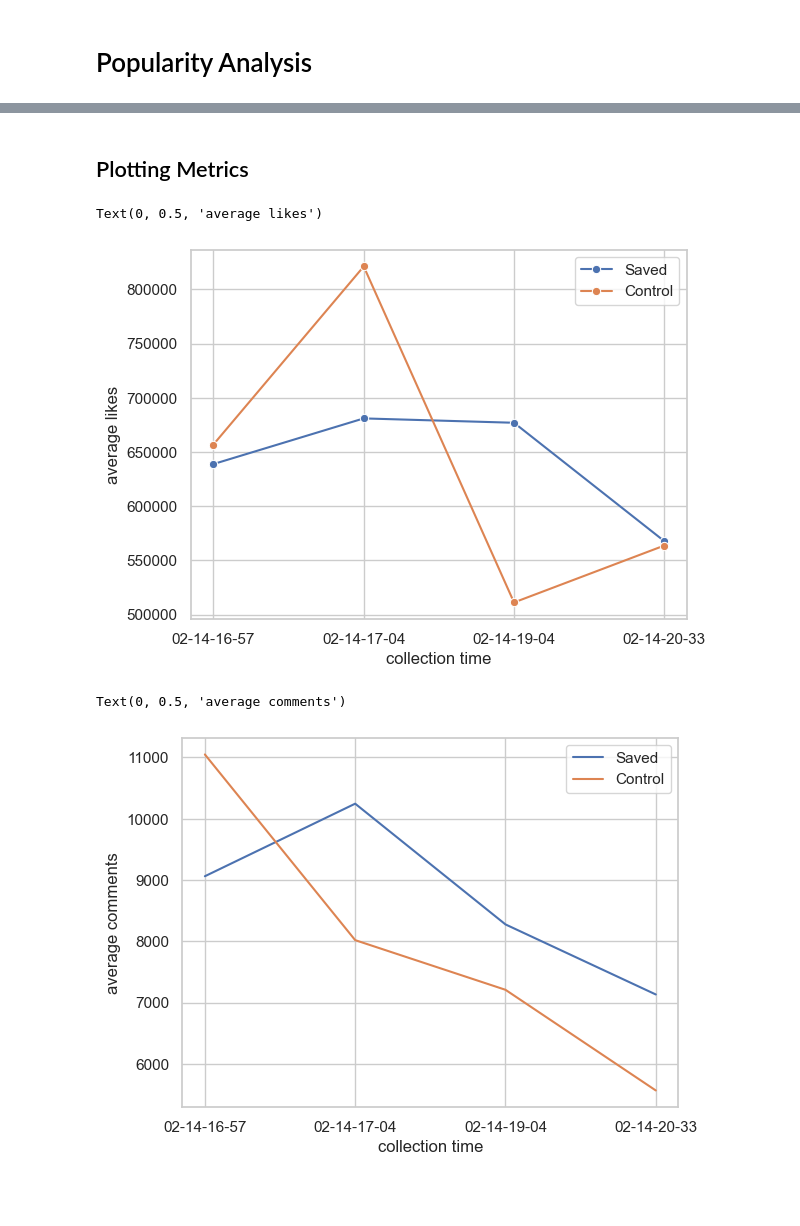
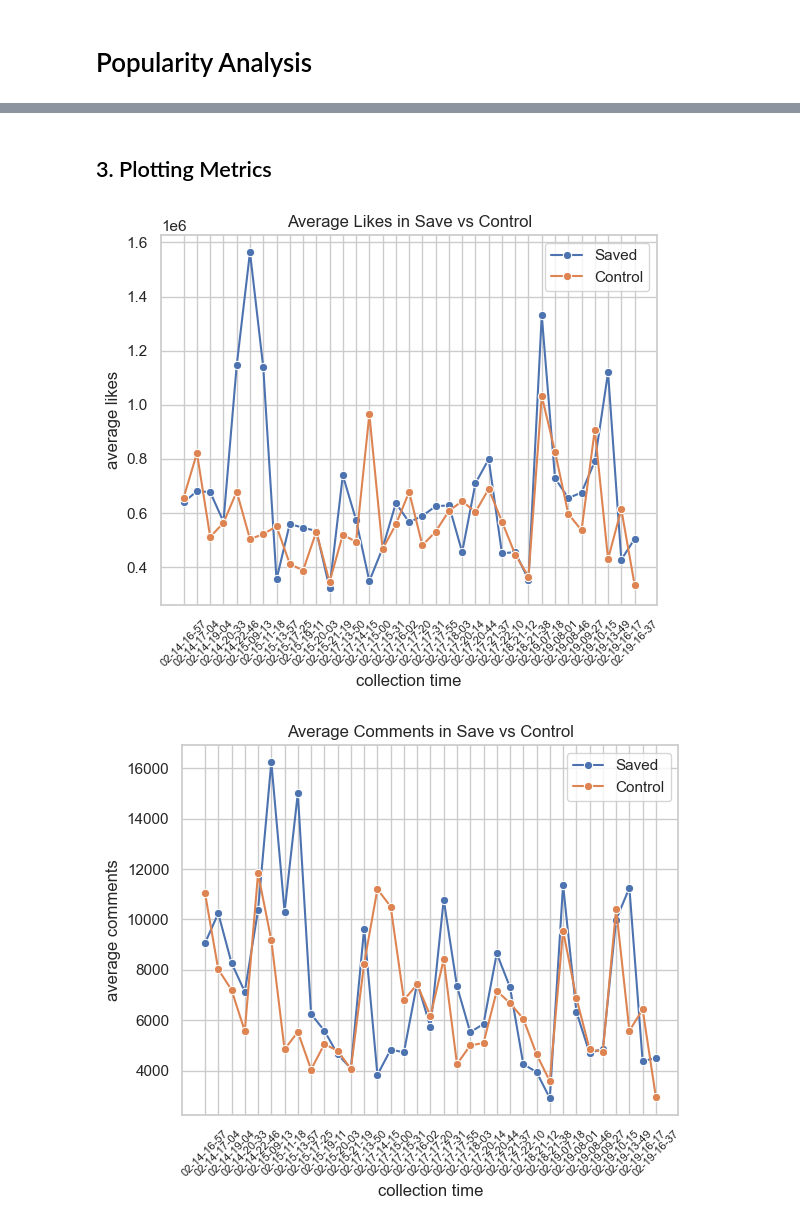
Before and after one commit to jyontika/CS-315-Project-1, a Jupyter notebook: PopularityAnalysis.ipynb, the cells around one changed output, grey strips where cells are left out. Drawn from its saved outputs; the diff is of its cells as text; code cells hidden in the pictures; blank space fills up the shorter version.

```diff
--- a/PopularityAnalysis.ipynb
+++ b/PopularityAnalysis.ipynb
@@ -135,3 +164,24 @@ print(control_collectionTime)
 # %%
 #Replacing the time stamps in the control dataframe with the corresponding timestamps in the saved dataframe
-df_control['collectionTime'].replace({'02-14-17-05': '02-14-17-04', '02-14-19-03': '02-14-19-04', '02-14-20-34': '02-14-20-33'}, inplace=True)
+df_control['collectionTime'].replace({'02-14-17-05': '02-14-17-04',
+                                      '02-14-19-03': '02-14-19-04',
+                                      '02-14-20-34': '02-14-20-33',
+                                      '02-15-17-26':'02-15-17-25',
+                                      '02-15-11-17':'02-15-11-18',
+                                      '02-14-22-45': '02-14-22-46',
+                                     '02-15-11-17': '02-15-11-18',
+                                     '02-15-17-26': '02-15-17-25',
+                                      '02-15-20-04': '02-15-20-03',
+                                     '02-15-21-22': '02-15-21-19',
+                                     '02-17-14-55': '02-17-15-00',
+                                     '02-17-15-32': '02-17-15-31',
+                                     '02-17-17-30': '02-17-17-31',
+                                     '02-17-17-54': '02-17-17-55',
+                                     '02-17-20-15': '02-17-20-14',
+                                     '02-17-22-09': '02-17-22-10',
+                                     '02-19-07-17': '02-19-07-18',
+                                      '02-19-08-00': '02-19-08-01',
+                                      '02-19-08-45': '02-19-08-46',
+                                      '02-19-09-26': '02-19-09-27',
+                                      '02-19-13-50': '02-19-13-49'},
+                                     inplace=True)
@@ -205,26 +260,34 @@ shares_df = findAverages('shares')
 comments_df = findAverages('comments')
 saves_df = findAverages('saves')
 # %% [markdown]
-## Plotting Metrics
+## 3. Plotting Metrics <a id=plotting-metrics></a>
 # %%
 #Creating line plots with seaborn
 #LIKES
 sns.set(style="whitegrid")
 plt_likes = sns.lineplot(x='collectionTime', y='saved', data=likes_df, label = 'Saved', marker ='o')
 sns.lineplot(x='collectionTime', y='control', data=likes_df, label = 'Control', marker ='o')
 plt_likes.set_xlabel('collection time')
 plt_likes.set_ylabel('average likes')
+plt_likes.set_title('Average Likes in Save vs Control')
+plt_likes.set_xticks(ticks=range(len(collection_times)), labels=likes_df.collectionTime, rotation=45, fontsize=8)
+
+mpl.savefig('likes.png')
 # %% [output]
-Text(0, 0.5, 'average likes')
-[figure, old version]
+[figure, new version]
 # %%
 #COMMENTS
-plt_comments = sns.lineplot(x='collectionTime', y='saved', data=comments_df, label = 'Saved')
-sns.lineplot(x='collectionTime', y='control', data=comments_df, label = 'Control')
+plt_comments = sns.lineplot(x='collectionTime', y='saved', data=comments_df, label = 'Saved', marker ='o')
+sns.lineplot(x='collectionTime', y='control', data=comments_df, label = 'Control', marker ='o')
 plt_comments.set_xlabel('collection time')
 plt_comments.set_ylabel('average comments')
+plt_comments.set_title('Average Comments in Save vs Control')
+plt_comments.set_xticks(ticks=range(len(collection_times)), labels=likes_df.collectionTime, rotation=45, fontsize=8)
+
+
+
+mpl.savefig('comments.png')
 # %% [output]
-Text(0, 0.5, 'average comments')
-[figure, old version]
+[figure, new version]
 # %%
 #SHARES
```
Also changed, not shown: parts of 52 cells of this notebook, 1 other file.
